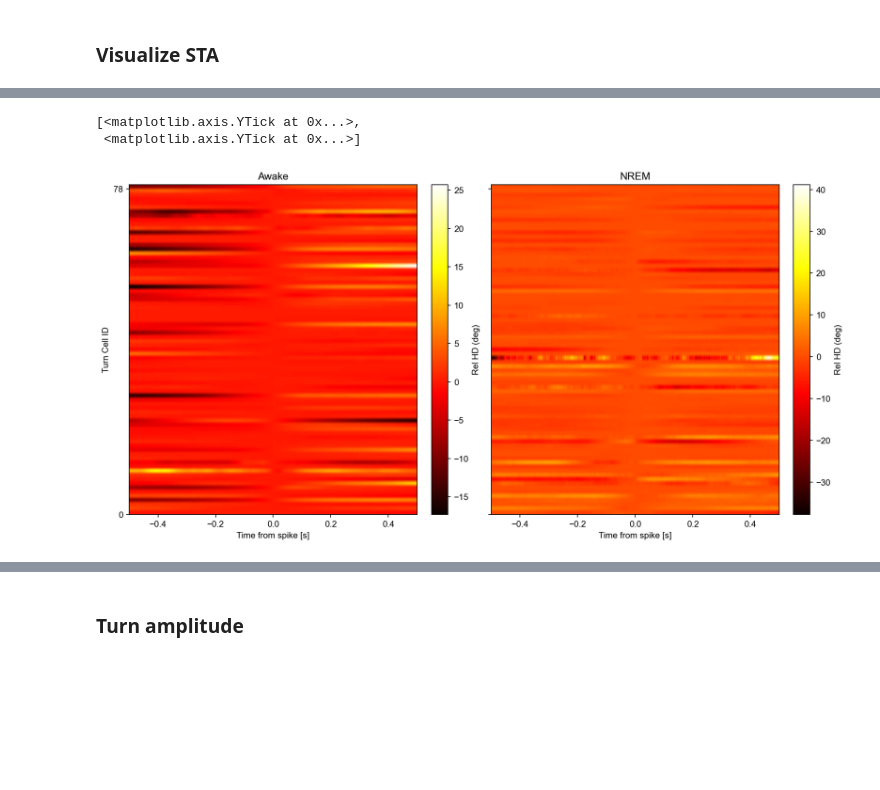
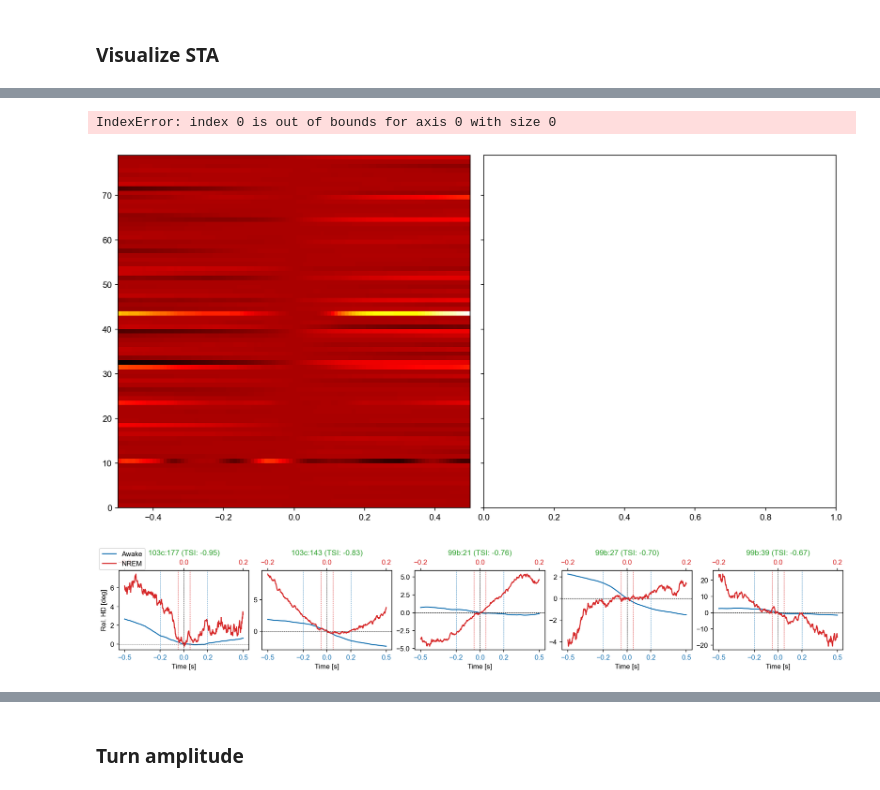
Before and after one commit to Senzai-Lab/nrem_analysis, a Jupyter notebook: notebooks/dual_recordings/sta.ipynb, the cells around one changed output, grey strips where cells are left out. Cells and saved outputs as stored; diff of their text form; code cells hidden in the pictures; blank space fills up the shorter version.

```diff
--- a/notebooks/dual_recordings/sta.ipynb
+++ b/notebooks/dual_recordings/sta.ipynb
@@ -153,28 +170,45 @@ array([ 1.6474016 ,  0.5486485 ,  0.10043396,  0.17031432, -0.18481174,
+# %%
+tsi_all          = []
+sta_awakes       = []
+sta_nrems        = []
+sta_nrem_conts   = []
+
+for mouse_id in MOUSE_IDS:
+    turn_units      = nap.load_file(PROCESSED_DIR / "dual" / mouse_id / "turn_units.npz")
+    sc_units        = nap.load_file(PROCESSED_DIR / "dual" / mouse_id / "sc_units.npz")
+    tsi_all.append(turn_units['turn_index'].values)
+
+    for sta_path, container in zip(["sta_awake_sc.npz", "sta_nrem_sc.npz", "sta_nrem_cont_sc.npz"], [sta_awakes, sta_nrems, sta_nrem_conts]):
+        sta = nap.load_file(INTERIM_DIR / "mv2st99" / mouse_id / sta_path)
+        zero_idx = np.where(sta.index == 0)[0].item()
+        baseline = sta[zero_idx, :]
+        sta_norm = circdiff(sta, baseline)
+        container.append(sta_norm)
+
+tsi_all         = np.concatenate(tsi_all)
+sta_awake       = np.column_stack(sta_awakes)
+sta_nrem        = np.column_stack(sta_nrems)
+sta_nrem_cont   = np.column_stack(sta_nrem_conts)
+order = np.argsort(tsi_all)
 # %%
-fig, axes = plt.subplots(1, 2, figsize=(12, 6), sharex=True, sharey=True)
+fig, axes = plt.subplots(1, 2, figsize=(12, 6), sharey=True)
 
 axes = axes.flatten()
 
 for i, (sta, state) in enumerate(zip([sta_awake, sta_nrem], ["Awake", "NREM"])):
-    zero_idx = np.where(sta.index == 0)[0].item()
-    baseline = sta[zero_idx, :]
-    sta_norm = sta - baseline
-    sta_norm = sta_norm[:, order]
-    if sta is sta_nrem:
-        sta_norm[:, 32] = 0
 
     im = axes[i].imshow(sta_norm.d.T, aspect='auto', origin='lower', extent=[sta_norm.index[0], sta_norm.index[-1], 0, sta_norm.shape[1]], cmap='hot')
+
+    nan_cutoff = np.where(np.isnan(tsi_all[order]))[0][0].item()
+    axes[i].axhline(nan_cutoff, linewidth=0.6, c='k')
+
     plt.colorbar(im, ax=axes[i], label='Rel HD (deg)')
-    axes[i].set_title(f"{state}")
-    axes[i].spines['top'].set_visible(True)
-    axes[i].spines['right'].set_visible(True)
+    axes[i].set_title(f"{state}", fontsize=22)
     axes[i].set_xlabel("Time from spike [s]")
-
 
 axes[0].set_ylabel("Turn Cell ID")
 axes[0].set_yticks([0, sta_norm.shape[1]-1])
-# plt.savefig(FIGURES_DIR / "heatmap.png")
+plt.savefig(FIGURES_DIR / "sta" /  "mv2st99" / "heatmap_all.png")
 # %% [output]
-[<matplotlib.axis.YTick at 0x...>,
- <matplotlib.axis.YTick at 0x...>]
+IndexError: index 0 is out of bounds for axis 0 with size 0
-[figure, old version]
+[figure, new version]
@@ -180,0 +311,13 @@ axes[0].set_yticks([0, sta_norm.shape[1]-1])
+# %%
+low5_idx, high5_idx = get_tsi_extremes(tsi, n=5)
+
+f, ax = plot_sta_by_tsi(
+    sta_awake,
+    sta_nrem_cont,
+    tsi,
+    low5_idx,
+    unit_labels=unit_labels,
+)
+plt.savefig(FIGURES_DIR / "sta"  / "mv2st99" / "sta_lowest5_tsi.png")
+# %% [output]
+[figure, added]
```
Also changed, not shown: parts of 19 cells of this notebook, 5 other files.
